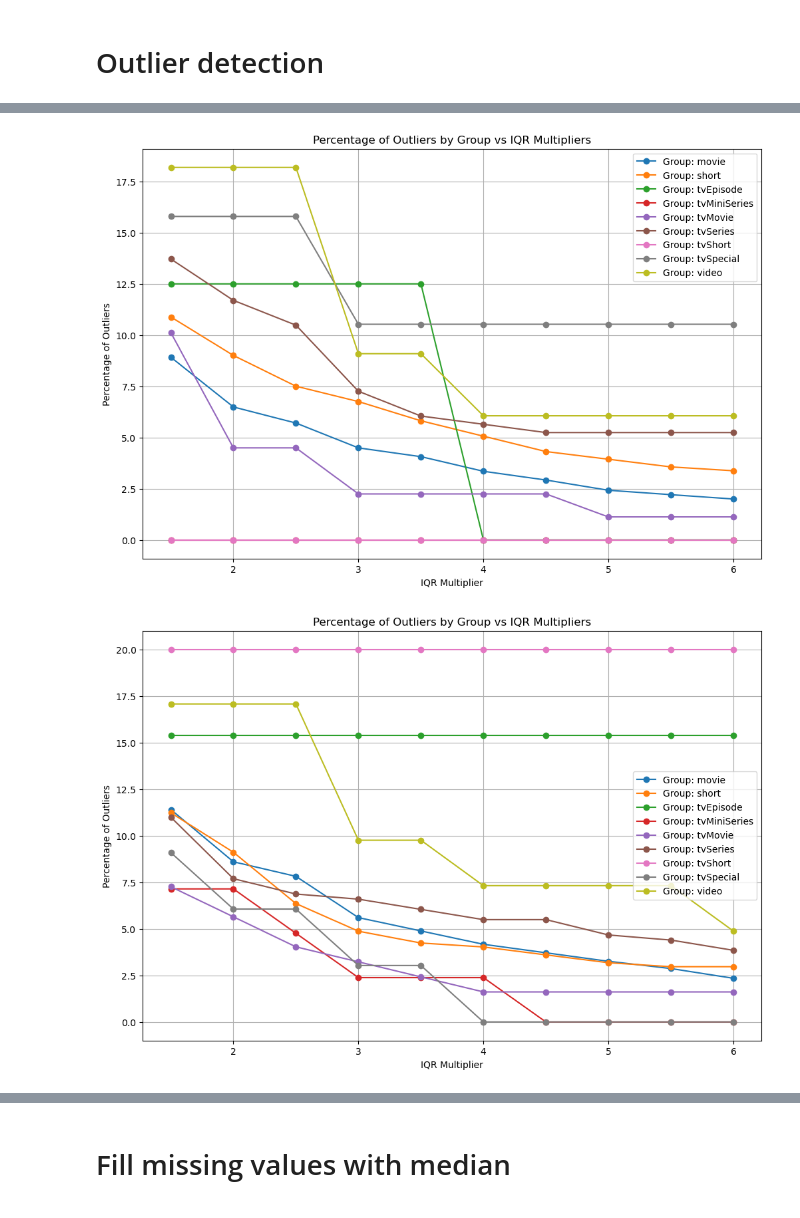
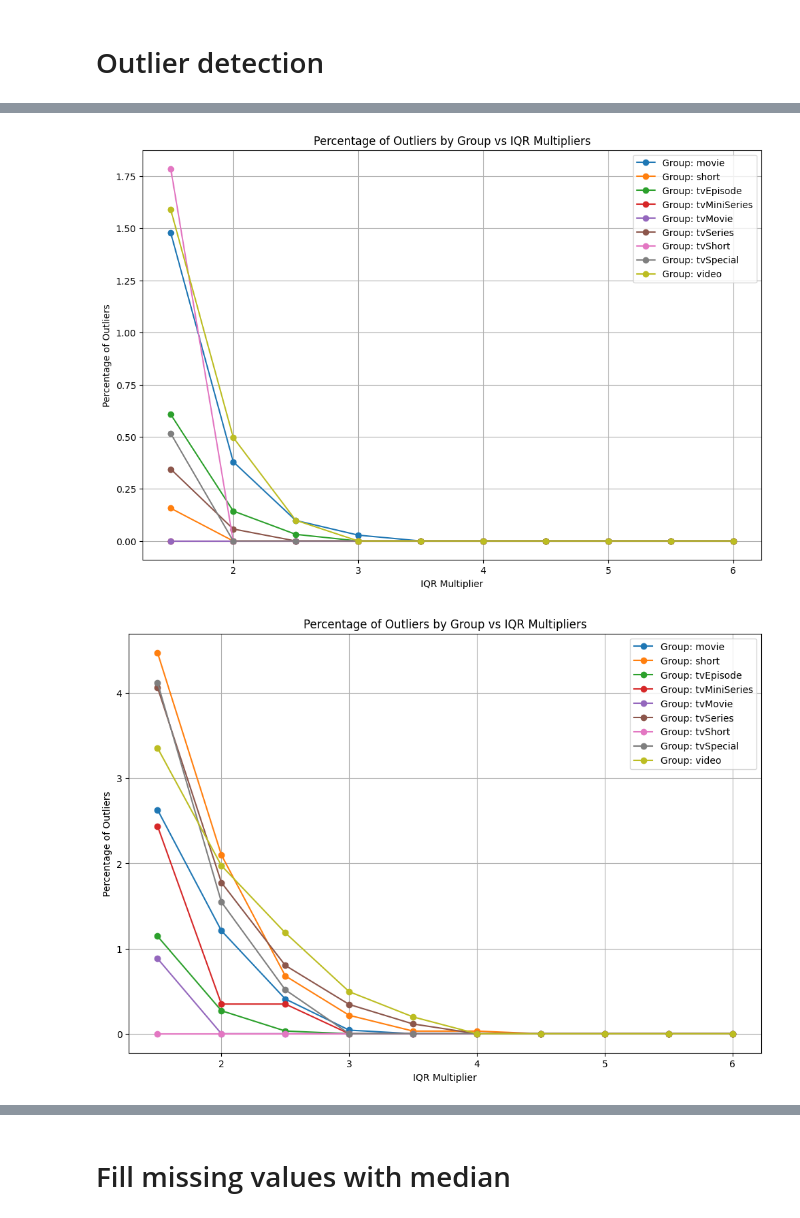
Before and after one commit to FrancescoCuria/IMDb-Data-Analytics, a Jupyter notebook: 02_data_understanding.ipynb, the cells around one changed output, grey strips where cells are left out. Cells and saved outputs as stored; diff of their text form; code cells hidden in the pictures.

Commit message:
final data_understanding

```diff
--- a/02_data_understanding.ipynb
+++ b/02_data_understanding.ipynb
@@ -55,8 +55,8 @@ import statistics
 
 The code snippet loads `data_train` and `data_test` from:
 # %%
-train_path = "data/output/01_data_understanding/data_test.csv"
-test_path = "data/output/01_data_understanding/data_train.csv"
+train_path = "data/output/01_data_understanding/data_train.csv"
+test_path = "data/output/01_data_understanding/data_test.csv"
 data_train = pd.read_csv(train_path)
 data_test = pd.read_csv(test_path)
 
@@ -439,26 +477,22 @@ def transform_data(df):
 
     # Definizione delle trasformazioni
     transformations = {
-        'runtimeMinutes': 'sqrt',  # Radice quadrata
-        'awardWins': 'log',       # Logaritmo
-        'numVotes': 'log',        # Logaritmo
-        'totalImages': 'log',     # Logaritmo
-        'totalVideos': 'sqrt',    # Radice quadrata
+        'runtimeMinutes': 'log',
+        'numVotes': 'log',
+        'numRegions': 'log',
         'totalCredits': 'log',    # Logaritmo
         'criticReviewsTotal': 'log',  # Logaritmo
-        'awardNominationsExcludeWins': 'log',  # Logaritmo
-        'userReviewsTotal': 'log',  # Logaritmo
-        'nominations': 'log',  # Logaritmo
-        'numRegions': 'sqrt'  # Logaritmo
+        'totalRecognitions': 'sqrt',  # Logaritmo
+        'totalMedia': 'log',  # Logaritmo
     }
 
     for column, transformation in transformations.items():
         if column in transformed_df.columns:
             # Gestione delle trasformazioni
             if transformation == 'log':
-                transformed_df[column] = np.log1p(transformed_df[column].fillna(0))  # log(x+1)
+                transformed_df[column] = np.log1p(transformed_df[column])  # log(x+1)
             elif transformation == 'sqrt':
-                transformed_df[column] = np.sqrt(transformed_df[column].fillna(0))
+                transformed_df[column] = np.sqrt(transformed_df[column])
     return transformed_df
 
 # Applica le trasformazioni al dataset di addestramento
@@ -558,7 +604,15 @@ def calculate_and_store_outliers_union(data1, data2, column, group_by, iqr_multi
         data1 (pd.DataFrame): The first input dataset.
         data2 (pd.DataFrame): The second input dataset.
         column (str): The numeric column to analyze for outliers.
-        group_by (str): The column to group by.
+        group_by (str): The column to group b    "numRegions", "totalVideos", "NumberOfCountryoforigin", "NumberOfGenres",
+    "awardWins", "numVotes", "totalImages", "totalCredits",
+    "awardNominationsExcludeWins", "userReviewsTotal", "totalRecognitions"
+]
+y.    "numRegions", "totalVideos", "NumberOfCountryoforigin", "NumberOfGenres",
+    "awardWins", "numVotes", "totalImages", "totalCredits",
+    "awardNominationsExcludeWins", "userReviewsTotal", "totalRecognitions"
+]
+
         iqr_multipliers (list of float): A list of multipliers for the IQR to define outlier boundaries.
         output_path (str): The path to save the summary CSV file.
         show_plot (bool, optional): Whether to calculate and display plots. Default is False.
@@ -640,8 +694,7 @@ def calculate_and_store_outliers_union(data1, data2, column, group_by, iqr_multi
         plt.grid(True)
         plt.show()
 # %%
-iqrs = [1.5, 2.0, 2.5, 3.0, 3.5, 4.0, 4.5, 5.0, 5.5, 6.0]
-
-output_file = "data/output/02_data_understanding/outliers_analysis/outliers_union_runtimeMinutes.csv"
-calculate_and_store_outliers_union(data_train, data_test, "runtimeMinutes", "titleType", iqrs, output_file, show_plot=True, detect_lower_outliers=False)
+iqrs = [1.5,2,2.5,3,3.5,4,4.5,5,5.5,6]
+output_file = "data/output/02_data_understanding/outliers_analysis/outliers_scaled_union_runtimeMinutes.csv"
+calculate_and_store_outliers_union(scaled_train, scaled_test, "runtimeMinutes", "titleType", iqrs, output_file, show_plot=True)
 # %% [output]
@@ -649,13 +702,11 @@ calculate_and_store_outliers_union(data_train, data_test, "runtimeMinutes", "tit
 # %%
-
-output_file = "data/output/02_data_understanding/outliers_analysis/outliers_union_awardWins.csv"
-calculate_and_store_outliers_union(data_train, data_test, "awardWins", "titleType", iqrs, output_file, show_plot=True, detect_lower_outliers=False)
+output_file = "data/output/02_data_understanding/outliers_analysis/outliers_union_totalCredits.csv"
+calculate_and_store_outliers_union(scaled_train, scaled_test, "totalCredits", "titleType", iqrs, output_file, show_plot=True, detect_lower_outliers=False)
 # %% [output]
-[figure, old version]
+[figure, new version]
 # %%
-
-output_file = "data/output/02_data_understanding/outliers_analysis/outliers_union_awardNominationsExcludeWins.csv"
-calculate_and_store_outliers_union(data_train, data_test, "awardNominationsExcludeWins", "titleType", iqrs, output_file, show_plot=True, detect_lower_outliers=False)
+output_file = "data/output/02_data_understanding/outliers_analysis/outliers_union_numVotes.csv"
+calculate_and_store_outliers_union(scaled_train, scaled_test, "numVotes", "titleType", iqrs, output_file, show_plot=True, detect_lower_outliers=False)
 # %% [output]
-[figure, old version]
+[figure, new version]
 # %%
```
Also changed, not shown: parts of 56 cells of this notebook, 35 other files.
